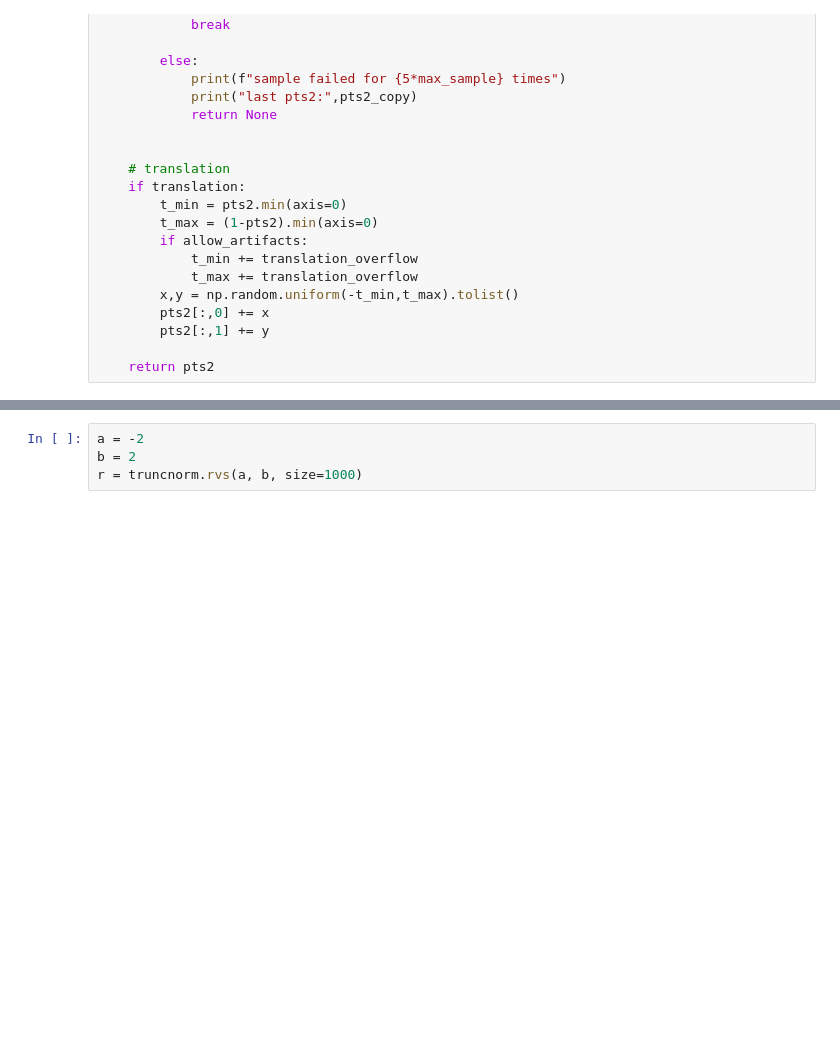
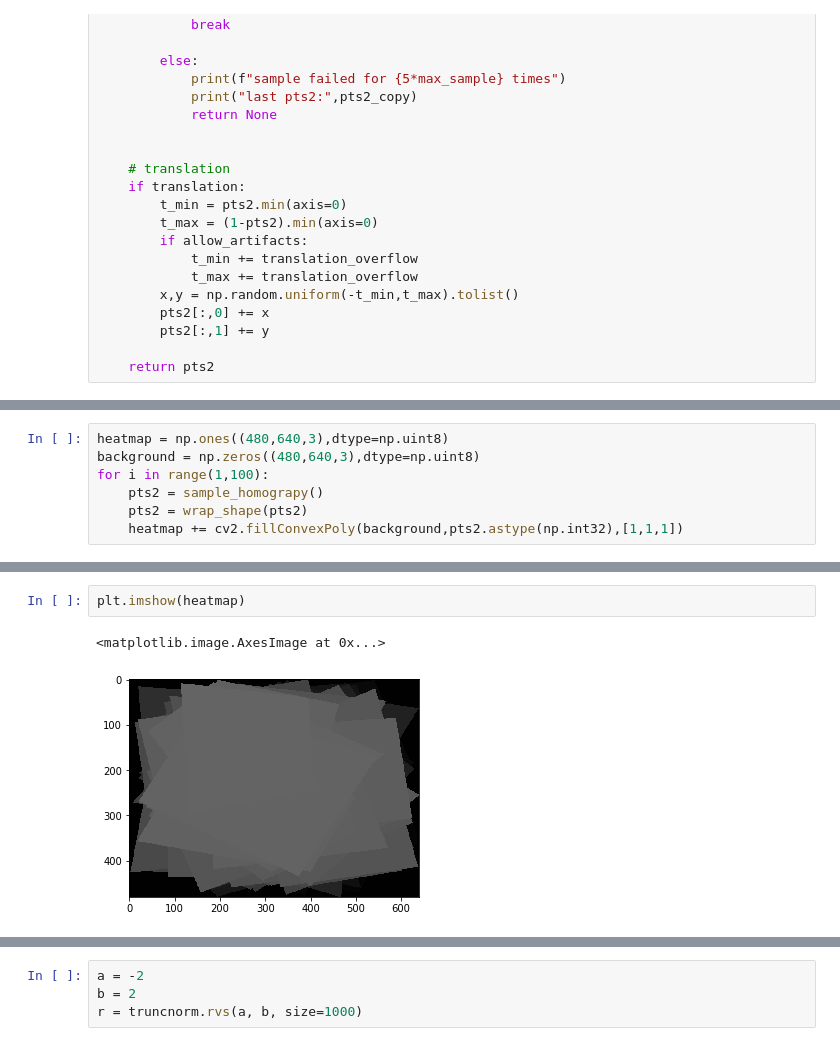
Before and after one commit to luo3300612/mySuperPoint, a Jupyter notebook: superpoint/ipy_notebook/homography.ipynb, the cells around one changed output, grey strips where cells are left out. Saved outputs shown, nothing was run; the diff lists cells and outputs as text; blank space fills up the shorter version.

```diff
--- a/superpoint/ipy_notebook/homography.ipynb
+++ b/superpoint/ipy_notebook/homography.ipynb
@@ -282,0 +283,7 @@ apply_and_show(img_src,pts,pts2)
+# %%
+heatmap = np.ones((480,640,3),dtype=np.uint8)
+background = np.zeros((480,640,3),dtype=np.uint8)
+for i in range(1,100):
+    pts2 = sample_homograpy()
+    pts2 = wrap_shape(pts2)
+    heatmap += cv2.fillConvexPoly(background,pts2.astype(np.int32),[1,1,1])
@@ -282,0 +308,5 @@ apply_and_show(img_src,pts,pts2)
+# %%
+plt.imshow(heatmap)
+# %% [output]
+<matplotlib.image.AxesImage at 0x...>
+[figure, added]
```
Also changed, not shown: parts of 4 cells of this notebook, 2 other files.
